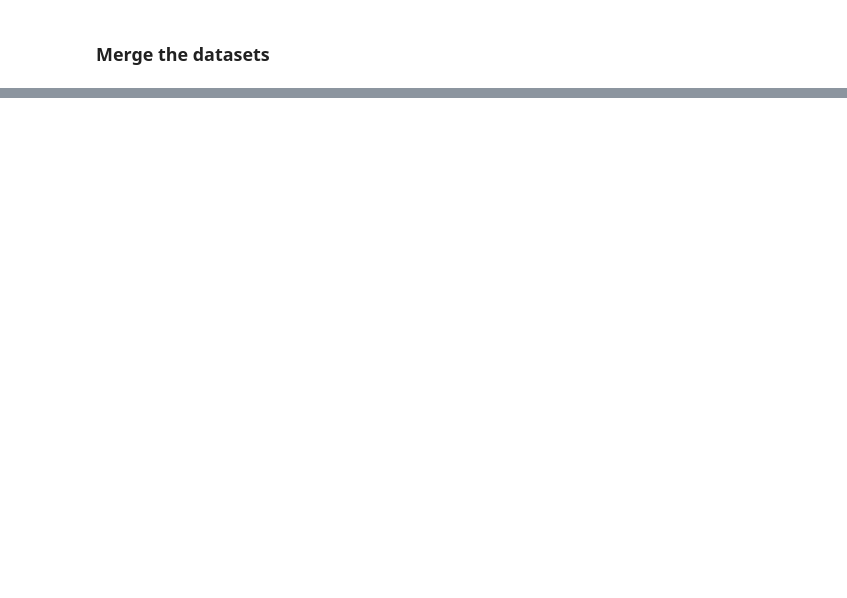
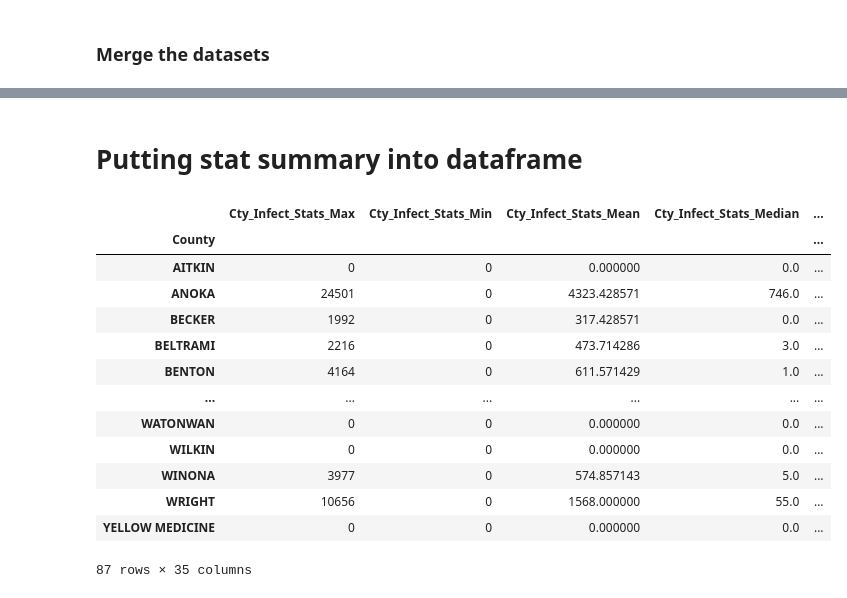
Before and after one commit to tlenzmeier58/Project_1, a Jupyter notebook: working.ipynb, the cells around one changed output, grey strips where cells are left out. Saved outputs shown, nothing was run; the diff lists cells and outputs as text; code cells hidden in the pictures; blank space fills up the shorter version.

Commit message:
stats into DF

```diff
--- a/working.ipynb
+++ b/working.ipynb
@@ -192,0 +435,2 @@ merged_df
+# %% [markdown]
+# Putting stat summary into dataframe
@@ -192,0 +473,59 @@ merged_df
+# %%
+#merge county_inf_stats df with county_inf_rate_stats
+
+merged_county_inf_stats_df = pd.merge(county_inf_stats, county_inf_rate_stats, on='County', how='inner')
+
+#rename columns
+
+col_names2 = {
+            'max_x':'Cty_Infect_Stats_Max',
+            'min_x':'Cty_Infect_Stats_Min',
+            'mean_x':'Cty_Infect_Stats_Mean',
+            'median_x':'Cty_Infect_Stats_Median',
+            'var_x':'Cty_Infect_Stats_Variance',
+            'std_x':'Cty_Infect_Stats_Std',
+            'sem_x':'Cty_Infect_Stats_SEM',
+            'max_y':'Cty_Infect_Rate_Max',
+            'min_y':'Cty_Infect_Rate_Min',
+            'mean_y':'Cty_Infect_Rate_Mean',
+            'median_y':'Cty_Infect_Rate_Median',
+            'var_y':'Cty_Infect_Rate_Variance',
+            'std_y':'Cty_Infect_Rate_Std',
+            'sem_y':'Cty_Infect_Rate_SEM'}
+
+merged_county_inf_stats_df = merged_county_inf_stats_df.rename(columns=col_names2)
+#merged_county_inf_stats_df
+# %%
+#merge both df containing the county poverty and county infection
+merged_pov_inf_df = pd.merge(merged_county_inf_stats_df, merged_county_pov_stats_df, on='County', how='left')
+#merged_pov_inf_df
+# %%
+#merge the merged_pov_inf_df with county_pop_stats
+merged_county_data = pd.merge(merged_pov_inf_df, county_pop_stats, on='County', how='left')
+#rename population columns
+col_names3 = {
+            'max':'Cty_Population_Max',
+            'min':'Cty_Population_Min',
+            'mean':'Cty_Population_Mean',
+            'median':'Cty_Population_Median',
+            'var': 'Cty_Population_Variance',
+            'std': 'Cty_Population_Std',
+            'sem': 'Cty_Population_SEM',
+            }
+merged_county_data = merged_county_data.rename(columns=col_names3)
+merged_county_data
+# %% [output]
+|  | Cty_Infect_Stats_Max | Cty_Infect_Stats_Min | Cty_Infect_Stats_Mean | Cty_Infect_Stats_Median | ... |
+| County |  |  |  |  | ... |
+| AITKIN | 0 | 0 | 0.000000 | 0.0 | ... |
+| ANOKA | 24501 | 0 | 4323.428571 | 746.0 | ... |
+| BECKER | 1992 | 0 | 317.428571 | 0.0 | ... |
+| BELTRAMI | 2216 | 0 | 473.714286 | 3.0 | ... |
+| BENTON | 4164 | 0 | 611.571429 | 1.0 | ... |
+| ... | ... | ... | ... | ... | ... |
+| WATONWAN | 0 | 0 | 0.000000 | 0.0 | ... |
+| WILKIN | 0 | 0 | 0.000000 | 0.0 | ... |
+| WINONA | 3977 | 0 | 574.857143 | 5.0 | ... |
+| WRIGHT | 10656 | 0 | 1568.000000 | 55.0 | ... |
+| YELLOW MEDICINE | 0 | 0 | 0.000000 | 0.0 | ... |
+87 rows × 35 columns
```
Also changed, not shown: parts of 26 cells of this notebook.
